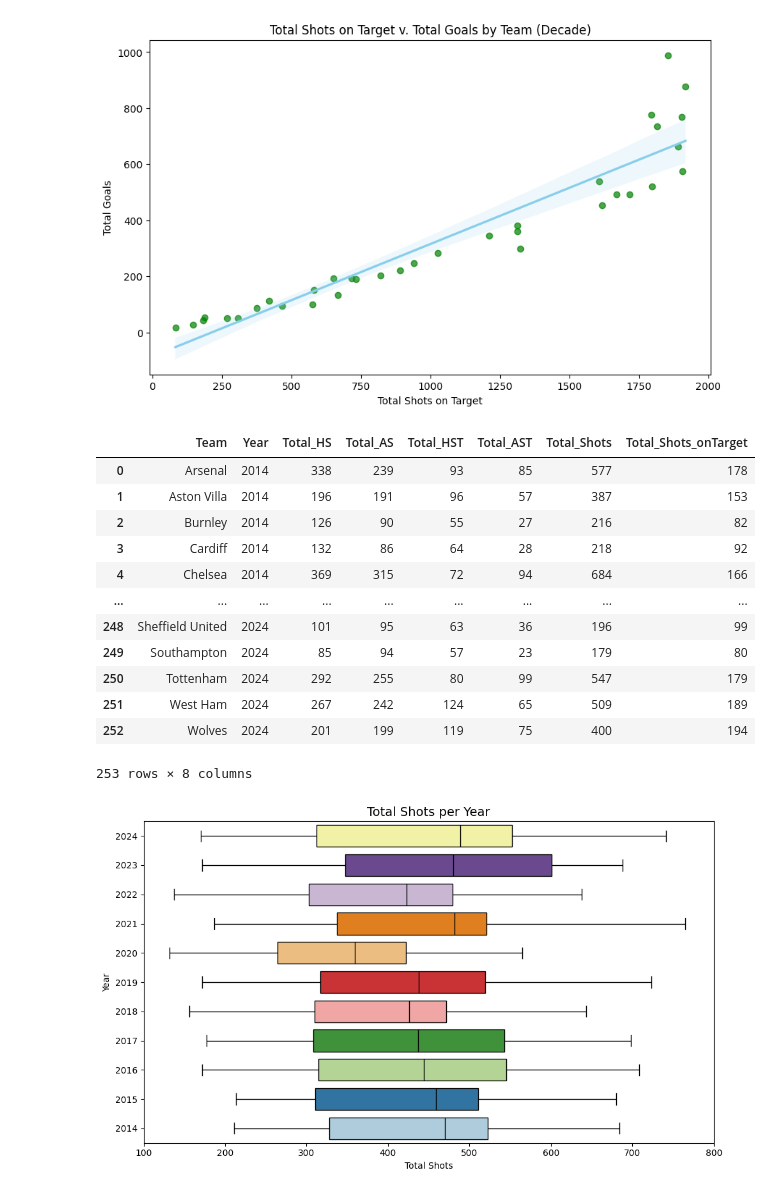
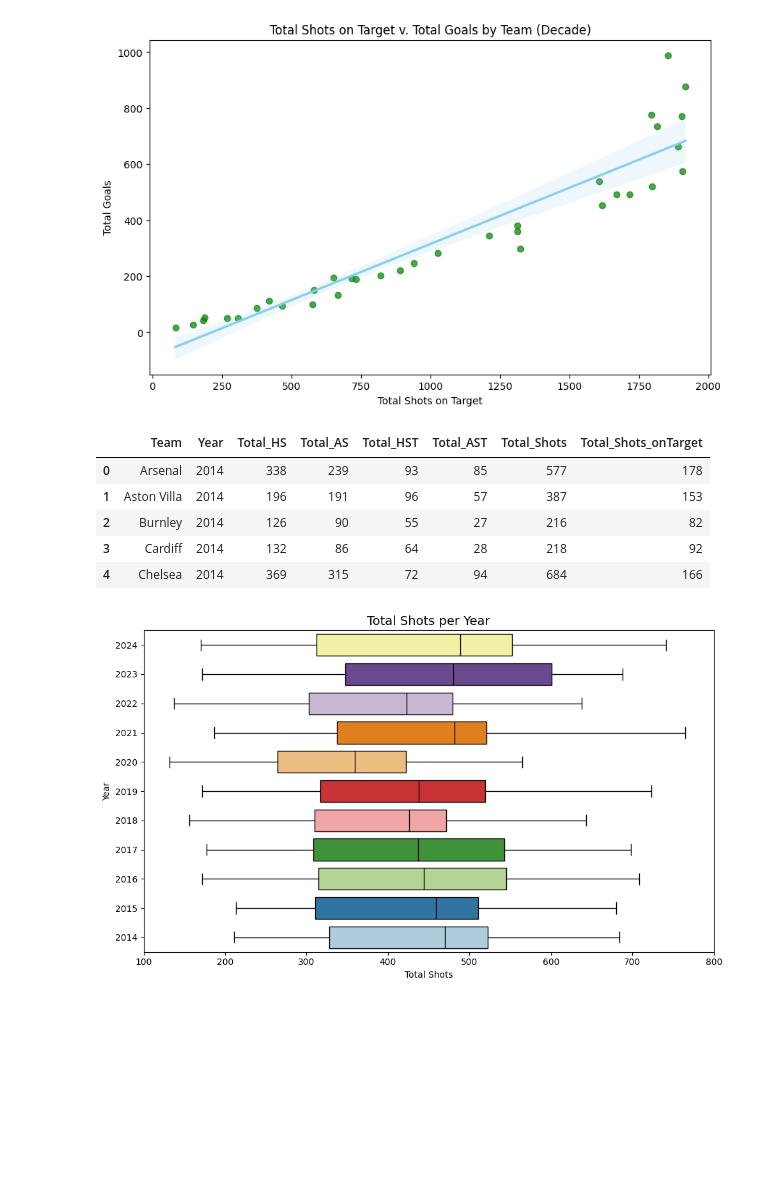
Before and after one commit to SmithNJ13/data_analysis, a Jupyter notebook: analysis.ipynb, the cells around one changed output. Saved outputs shown, nothing was run; the diff lists cells and outputs as text; code cells hidden in the pictures; blank space fills up the shorter version.

```diff
--- a/analysis.ipynb
+++ b/analysis.ipynb
@@ -1256,21 +1231,14 @@ plt.show()
 # %%
 ts_by_year = ts_by_year.loc[~(ts_by_year.iloc[:, 2:].sum(axis=1) == 0)]
 ts_by_year.reset_index(drop=True, inplace=True)
-ts_by_year
+ts_by_year.head()
 # %% [output]
 |  | Team | Year | Total_HS | Total_AS | Total_HST | Total_AST | Total_Shots | Total_Shots_onTarget |
 | 0 | Arsenal | 2014 | 338 | 239 | 93 | 85 | 577 | 178 |
 | 1 | Aston Villa | 2014 | 196 | 191 | 96 | 57 | 387 | 153 |
 | 2 | Burnley | 2014 | 126 | 90 | 55 | 27 | 216 | 82 |
 | 3 | Cardiff | 2014 | 132 | 86 | 64 | 28 | 218 | 92 |
 | 4 | Chelsea | 2014 | 369 | 315 | 72 | 94 | 684 | 166 |
-| ... | ... | ... | ... | ... | ... | ... | ... | ... |
-| 248 | Sheffield United | 2024 | 101 | 95 | 63 | 36 | 196 | 99 |
-| 249 | Southampton | 2024 | 85 | 94 | 57 | 23 | 179 | 80 |
-| 250 | Tottenham | 2024 | 292 | 255 | 80 | 99 | 547 | 179 |
-| 251 | West Ham | 2024 | 267 | 242 | 124 | 65 | 509 | 189 |
-| 252 | Wolves | 2024 | 201 | 199 | 119 | 75 | 400 | 194 |
-253 rows × 8 columns
 # %%
 plt.figure(figsize=(10, 6))
 
```
Also changed, not shown: parts of 14 cells of this notebook, 3 other files.
